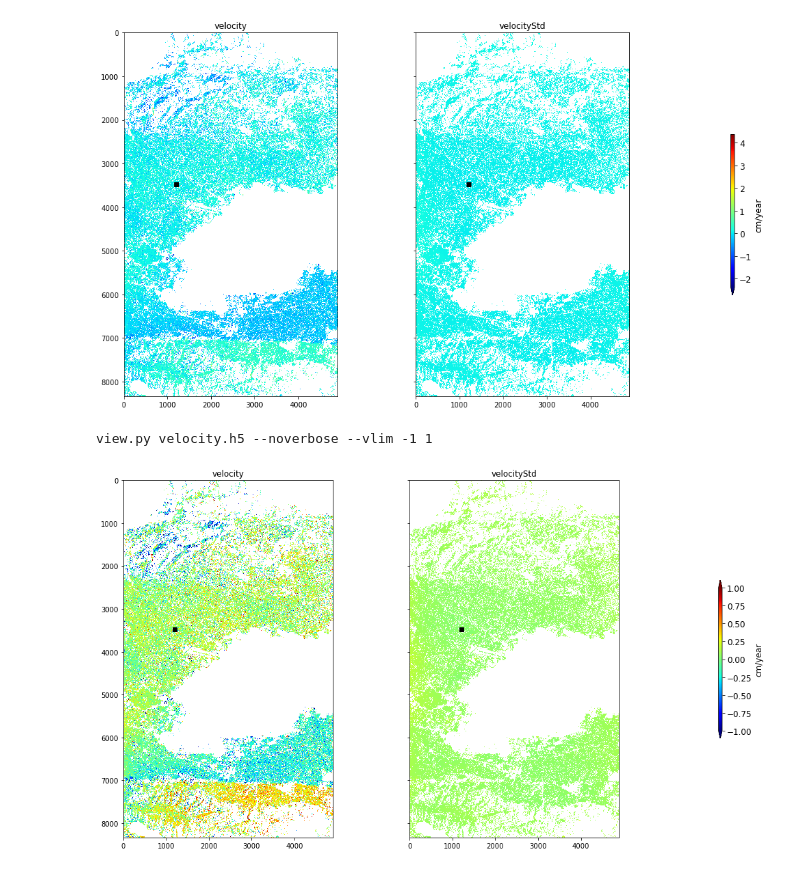
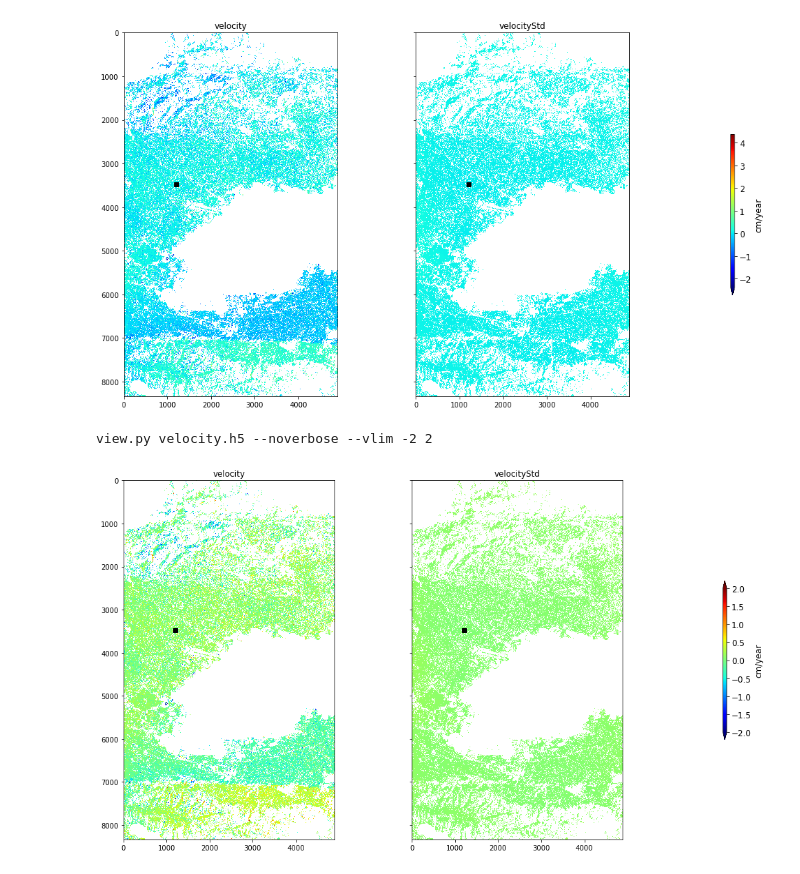
Before and after one commit to forrestfwilliams/UAVSAR_InSAR, a Jupyter notebook: mintpy_processing.ipynb, the cells around one changed output. Saved outputs shown, nothing was run; the diff lists cells and outputs as text; code cells hidden in the pictures.

```diff
--- a/mintpy_processing.ipynb
+++ b/mintpy_processing.ipynb
@@ -558,7 +558,7 @@ view.main('velocity.h5 --noverbose'.split())
 view.py velocity.h5 --noverbose
 [figure]
 # %%
-view.main('velocity.h5 --noverbose --vlim -1 1'.split())
+view.main('velocity.h5 --noverbose --vlim -2 2'.split())
 # %% [output]
-view.py velocity.h5 --noverbose --vlim -1 1
+view.py velocity.h5 --noverbose --vlim -2 2
-[figure, old version]
+[figure, new version]
```
Also changed, not shown: parts of 1 cell of this notebook.
